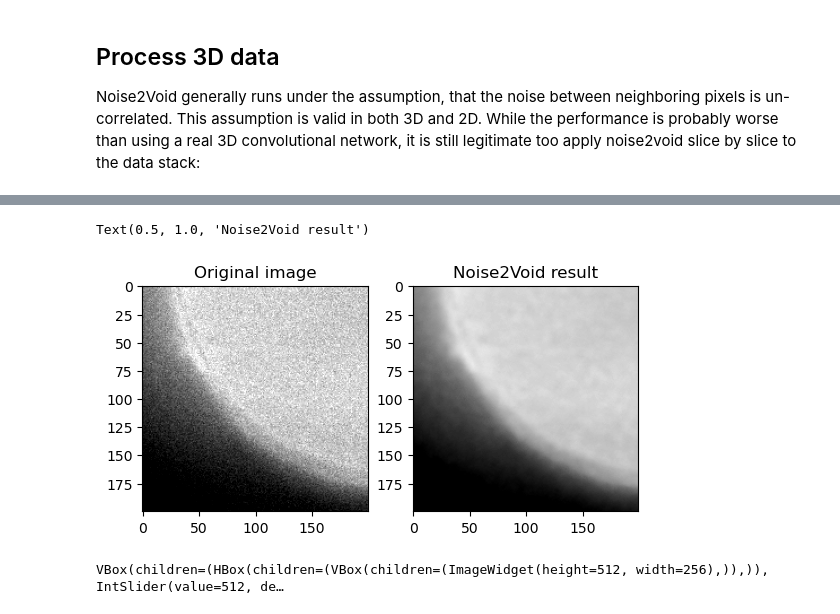
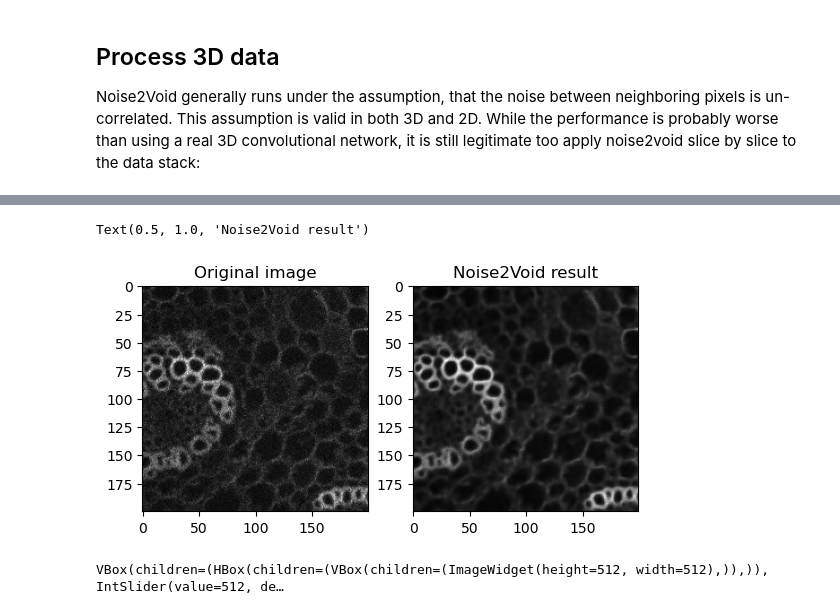
Before and after one commit to BiAPoL/PoL-BioImage-Analysis-TS-GPU-Accelerated-Image-Analysis, a Jupyter notebook: docs/70_AI_Segmentation_Denoising/02_Noise2Void.ipynb, the cells around one changed output, grey strips where cells are left out. Saved outputs shown, nothing was run; the diff lists cells and outputs as text; code cells hidden in the pictures.

```diff
--- a/docs/70_AI_Segmentation_Denoising/02_Noise2Void.ipynb
+++ b/docs/70_AI_Segmentation_Denoising/02_Noise2Void.ipynb
@@ -34,9 +34,5 @@ CUDA available? True
 As a training dataset, we'll use [this data](https://zenodo.org/record/5837363) of a developing tribolium embryo.
 # %%
 root = '/projects/p038/p_scads_trainings/BIAS/torch_segmentation_denoising_example_data/denoising_example_data'
-filename = os.path.join(root, 'lund_i000000_oi_000000.tif')
-if os.path.exists(filename):
-    data = io.imread(filename)
-else:
-    url = r'https://zenodo.org/record/5837363/files/lund_i000000_oi_000000.tif'
-    data = io.imread(url)
+filename = os.path.join(root, 'convallaria.tif')
+data = io.imread(filename)
@@ -139,15 +135,15 @@ Text(0.5, 1.0, 'Noise2Void result')
 # %%
 fig, axes = plt.subplots(ncols=2)
 
-axes[0].imshow(data[40, 800:1000, 0:200], cmap='gray', vmin=vmin, vmax=vmax)
+axes[0].imshow(data[40, 800:1000, 0:200], cmap='gray')
 axes[0].set_title('Original image')
 
-axes[1].imshow(denoised_image[40, 800:1000, 0:200], cmap='gray', vmin=vmin, vmax=vmax)
+axes[1].imshow(denoised_image[40, 800:1000, 0:200], cmap='gray')
 axes[1].set_title('Noise2Void result')
 # %% [output]
 Text(0.5, 1.0, 'Noise2Void result')
-[figure, old version]
+[figure, new version]
 # %%
 stackview.curtain(data[40], denoised_image[40], zoom_factor=0.5)
 # %% [output]
-VBox(children=(HBox(children=(VBox(children=(ImageWidget(height=512, width=256),)),)), IntSlider(value=512, de…
+VBox(children=(HBox(children=(VBox(children=(ImageWidget(height=512, width=512),)),)), IntSlider(value=512, de…
```
Also changed, not shown: parts of 6 cells of this notebook, 2 other files.
